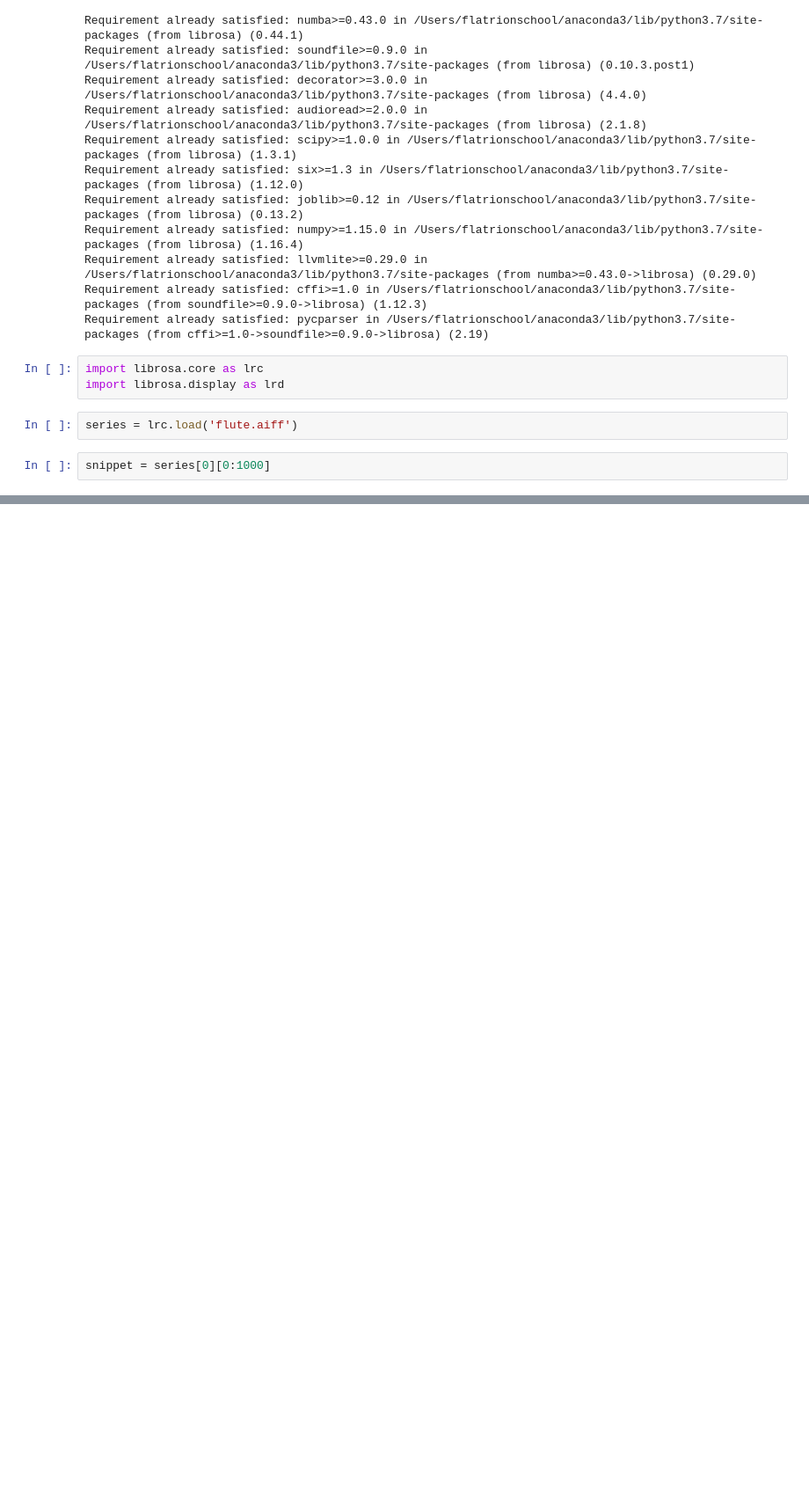
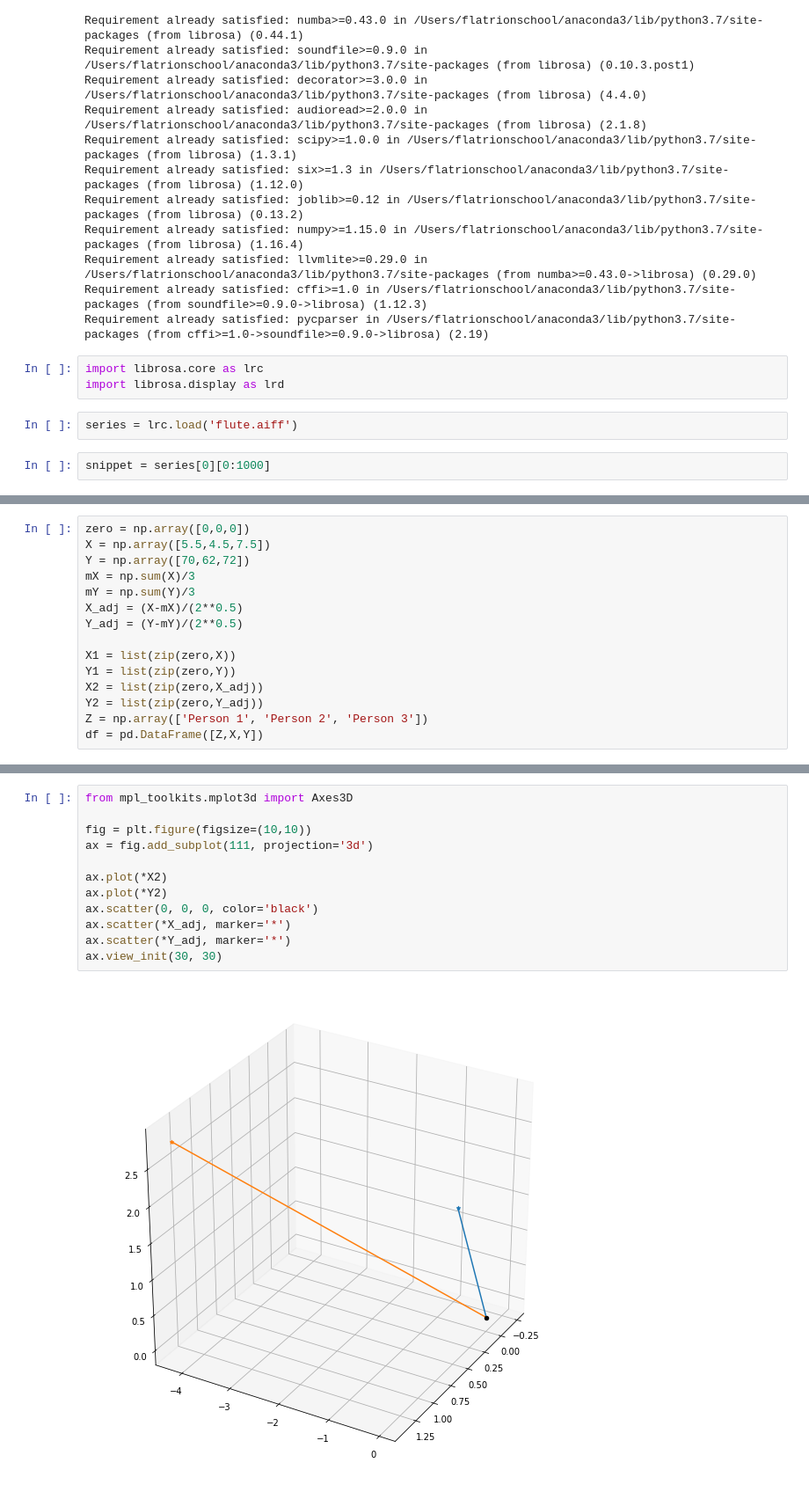
Before and after one commit to jmsmdy/sound-parse, a Jupyter notebook: Fourier Analysis.ipynb, the cells around one changed output, grey strips where cells are left out. Shown at 88% size. Drawn from its saved outputs; the diff is of its cells as text; blank space fills up the shorter version.

```diff
--- a/Fourier Analysis.ipynb
+++ b/Fourier Analysis.ipynb
@@ -240,0 +297,15 @@ ax.s
+# %%
+zero = np.array([0,0,0])
+X = np.array([5.5,4.5,7.5])
+Y = np.array([70,62,72])
+mX = np.sum(X)/3
+mY = np.sum(Y)/3
+X_adj = (X-mX)/(2**0.5)
+Y_adj = (Y-mY)/(2**0.5)
+
+X1 = list(zip(zero,X))
+Y1 = list(zip(zero,Y))
+X2 = list(zip(zero,X_adj))
+Y2 = list(zip(zero,Y_adj))
+Z = np.array(['Person 1', 'Person 2', 'Person 3'])
+df = pd.DataFrame([Z,X,Y])
@@ -240,0 +322,14 @@ ax.s
+# %%
+from mpl_toolkits.mplot3d import Axes3D
+
+fig = plt.figure(figsize=(10,10))
+ax = fig.add_subplot(111, projection='3d')
+
+ax.plot(*X2)
+ax.plot(*Y2)
+ax.scatter(0, 0, 0, color='black')
+ax.scatter(*X_adj, marker='*')
+ax.scatter(*Y_adj, marker='*')
+ax.view_init(30, 30)
+# %% [output]
+[figure, added]
```
Also changed, not shown: parts of 23 cells of this notebook, 21 other files.
